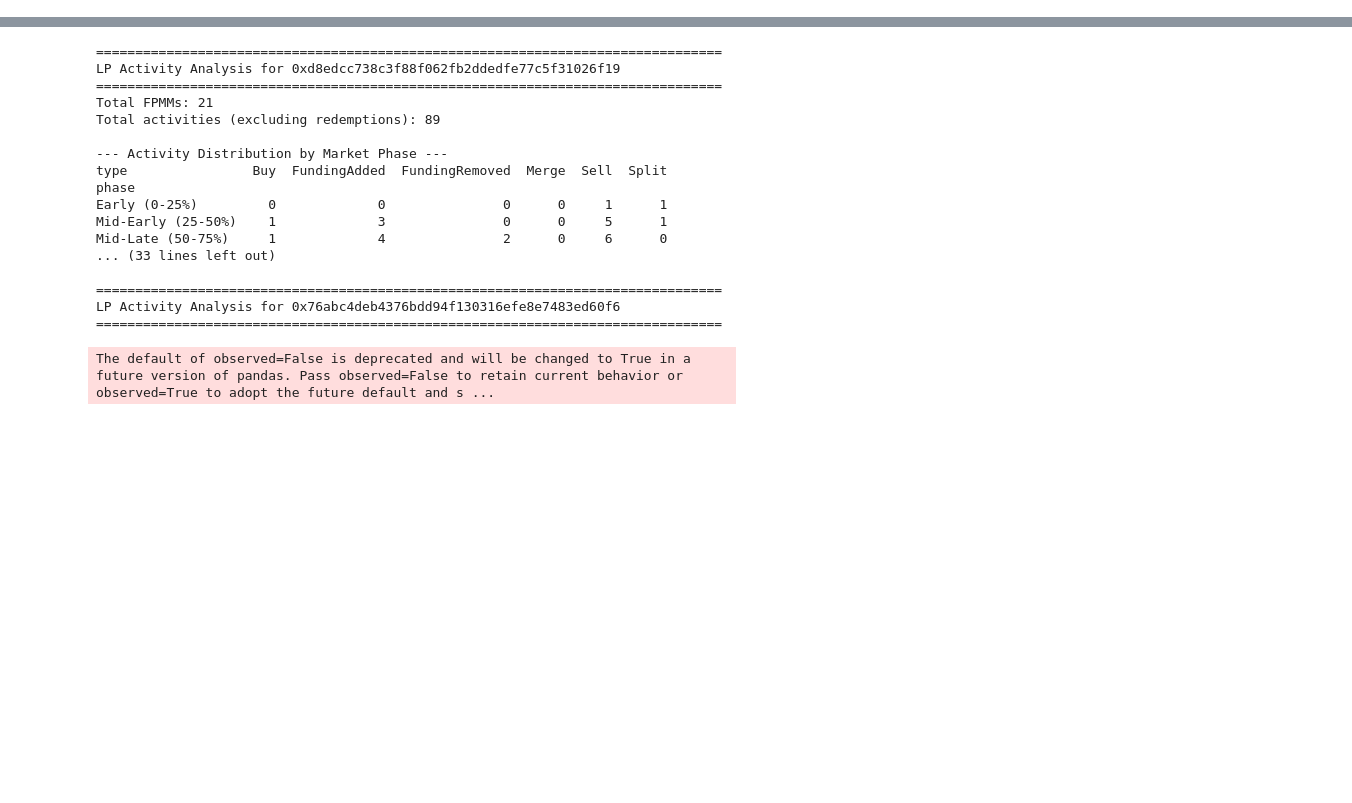
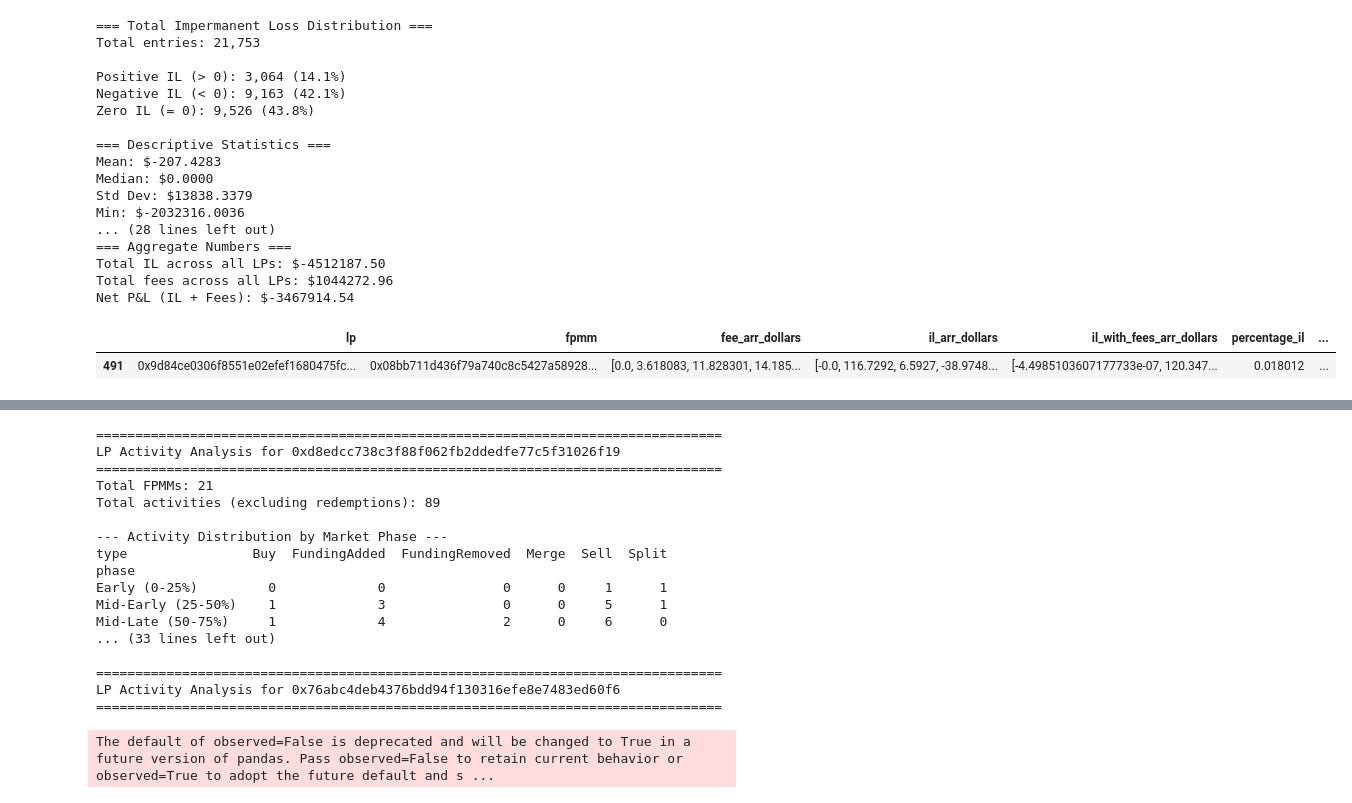
Before and after one commit to singhparshant/polymarketData, a Jupyter notebook: calculations/amm_profits.ipynb, the cells around one changed output, grey strips where cells are left out. Drawn from its saved outputs; the diff is of its cells as text; code cells hidden in the pictures; blank space fills up the shorter version.

```diff
--- a/calculations/amm_profits.ipynb
+++ b/calculations/amm_profits.ipynb
@@ -626,0 +801,80 @@ PnL for LP 0x940dfaf6fc332116c0f5484925b1febcebe63bb7 in FPMM 0x6489b85356d911d3
+# %%
+# Basic statistics for total_impermanent_loss
+print("=== Total Impermanent Loss Distribution ===")
+print(f"Total entries: {len(il_metrics_df):,}")
+print()
+
+# Count entries by sign
+positive_il = (il_metrics_df['total_impermanent_loss'] > 0).sum()
+negative_il = (il_metrics_df['total_impermanent_loss'] < 0).sum()
+zero_il = (il_metrics_df['total_impermanent_loss'] == 0).sum()
+
+print(f"Positive IL (> 0): {positive_il:,} ({positive_il/len(il_metrics_df)*100:.1f}%)")
+print(f"Negative IL (< 0): {negative_il:,} ({negative_il/len(il_metrics_df)*100:.1f}%)")
+print(f"Zero IL (= 0): {zero_il:,} ({zero_il/len(il_metrics_df)*100:.1f}%)")
+print()
+
+# Descriptive statistics
+il_stats = il_metrics_df['total_impermanent_loss'].describe()
+print("=== Descriptive Statistics ===")
+print(f"Mean: ${il_stats['mean']:.4f}")
+print(f"Median: ${il_stats['50%']:.4f}")
+print(f"Std Dev: ${il_stats['std']:.4f}")
+print(f"Min: ${il_stats['min']:.4f}")
+print(f"Max: ${il_stats['max']:.4f}")
+print(f"25th percentile: ${il_stats['25%']:.4f}")
+print(f"75th percentile: ${il_stats['75%']:.4f}")
+print()
+
+# Additional breakdowns
+print("=== Additional Breakdowns ===")
+print(f"IL > $1: {(il_metrics_df['total_impermanent_loss'] > 1).sum():,}")
+print(f"IL > $10: {(il_metrics_df['total_impermanent_loss'] > 10).sum():,}")
+print(f"IL > $100: {(il_metrics_df['total_impermanent_loss'] > 100).sum():,}")
+print(f"IL < -$1: {(il_metrics_df['total_impermanent_loss'] < -1).sum():,}")
+print(f"IL < -$10: {(il_metrics_df['total_impermanent_loss'] < -10).sum():,}")
+print(f"IL < -$100: {(il_metrics_df['total_impermanent_loss'] < -100).sum():,}")
+print()
+
+# Show some examples of positive IL (these might be data errors)
+if positive_il > 0:
+    print("=== Examples of Positive IL (Potential Issues) ===")
+    positive_examples = il_metrics_df[il_metrics_df['total_impermanent_loss'] > 0].nlargest(5, 'total_impermanent_loss')
+    print(positive_examples[['lp', 'fpmm', 'total_impermanent_loss', 'total_fees', 'percentage_il']].to_string())
+    print()
+
+# Show worst losses
+print("=== Worst IL Cases ===")
+worst_il = il_metrics_df[il_metrics_df['total_impermanent_loss'] < 0].nsmallest(5, 'total_impermanent_loss')
+print(worst_il[['lp', 'fpmm', 'total_impermanent_loss', 'total_fees', 'percentage_il']].to_string())
+print()
+
+# Total IL across all LPs
+total_il_sum = il_metrics_df['total_impermanent_loss'].sum()
+total_fees_sum = il_metrics_df['total_fees'].sum()
+print(f"=== Aggregate Numbers ===")
+print(f"Total IL across all LPs: ${total_il_sum:.2f}")
+print(f"Total fees across all LPs: ${total_fees_sum:.2f}")
+print(f"Net P&L (IL + Fees): ${total_il_sum + total_fees_sum:.2f}")
+
+il_metrics_df[(il_metrics_df["fpmm"] == "0x08bb711d436f79a740c8c5427a58928e53236614") & (il_metrics_df["lp"] == "0x9d84ce0306f8551e02efef1680475fc0f1dc1344")]
+# %% [output]
+=== Total Impermanent Loss Distribution ===
+Total entries: 21,753
+
+Positive IL (> 0): 3,064 (14.1%)
+Negative IL (< 0): 9,163 (42.1%)
+Zero IL (= 0): 9,526 (43.8%)
+
+=== Descriptive Statistics ===
+Mean: $-207.4283
+Median: $0.0000
+Std Dev: $13838.3379
+Min: $-2032316.0036
+... (28 lines left out)
+=== Aggregate Numbers ===
+Total IL across all LPs: $-4512187.50
+Total fees across all LPs: $1044272.96
+Net P&L (IL + Fees): $-3467914.54
+|  | lp | fpmm | fee_arr_dollars | il_arr_dollars | il_with_fees_arr_dollars | percentage_il | ... |
+| 491 | 0x9d84ce0306f8551e02efef1680475fc... | 0x08bb711d436f79a740c8c5427a58928... | [0.0, 3.618083, 11.828301, 14.185... | [-0.0, 116.7292, 6.5927, -38.9748... | [-4.4985103607177733e-07, 120.347... | 0.018012 | ... |
```
Also changed, not shown: parts of 15 cells of this notebook, 1 other file.
